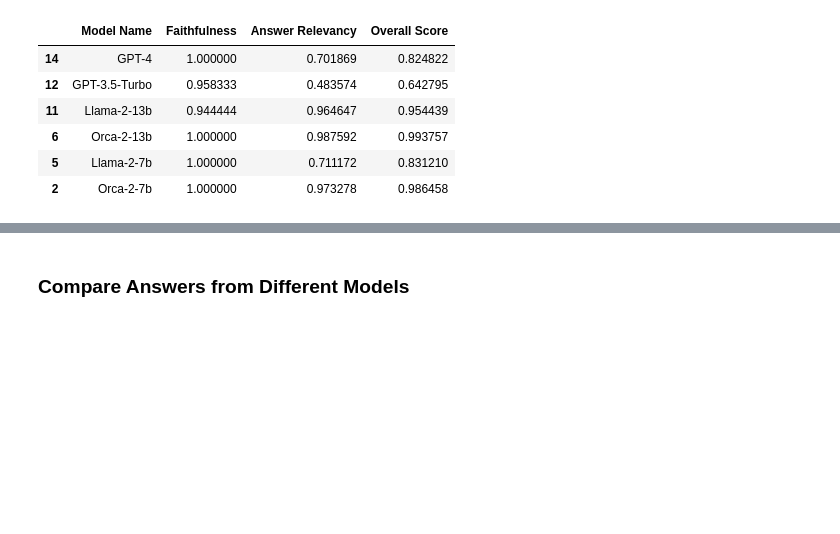
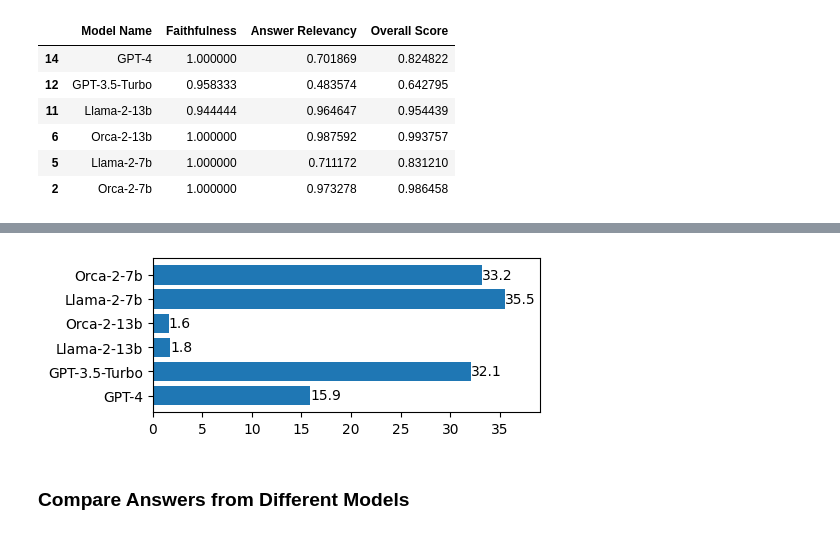
Before and after one commit to inflaton/Evaluation-of-Orca-2-for-RAG, a Jupyter notebook: results/4_generate-figures.ipynb, the cells around one changed output, grey strips where cells are left out. Drawn from its saved outputs; the diff is of its cells as text; code cells hidden in the pictures; blank space fills up the shorter version.

```diff
--- a/results/4_generate-figures.ipynb
+++ b/results/4_generate-figures.ipynb
@@ -111,3 +102,17 @@ plt.savefig("./results/figures/inference_speed.svg")
+# %%
+fig, ax = plt.subplots(
+    figsize=(5, 2),
+)
+bars = ax.barh(speed["model_name"], speed["token_per_second"])
+for bars in ax.containers:
+    ax.bar_label(bars, fmt="%.1f")
+
+ax.margins(x=0.1)
+
+plt.savefig("./results/figures/inference_speed.eps")
+plt.savefig("./results/figures/inference_speed.svg")
+# %% [output]
+[figure, added]
 # %%
 selected = []
 NUM_QUESTIONS = 4
```
Also changed, not shown: parts of 4 cells of this notebook, 4 other files.
